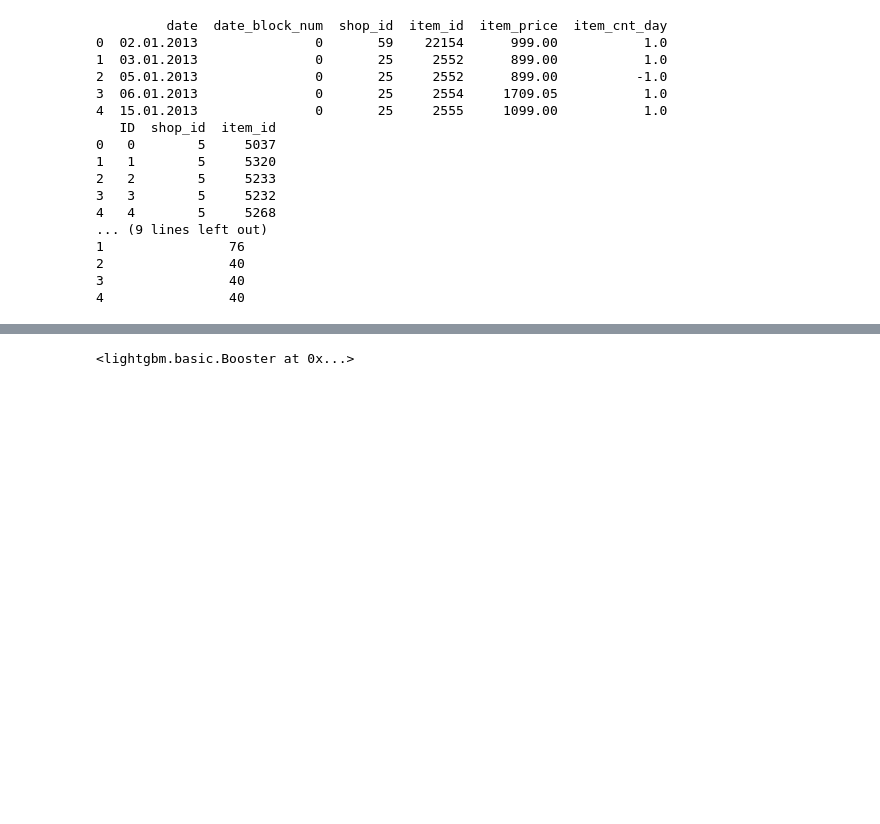
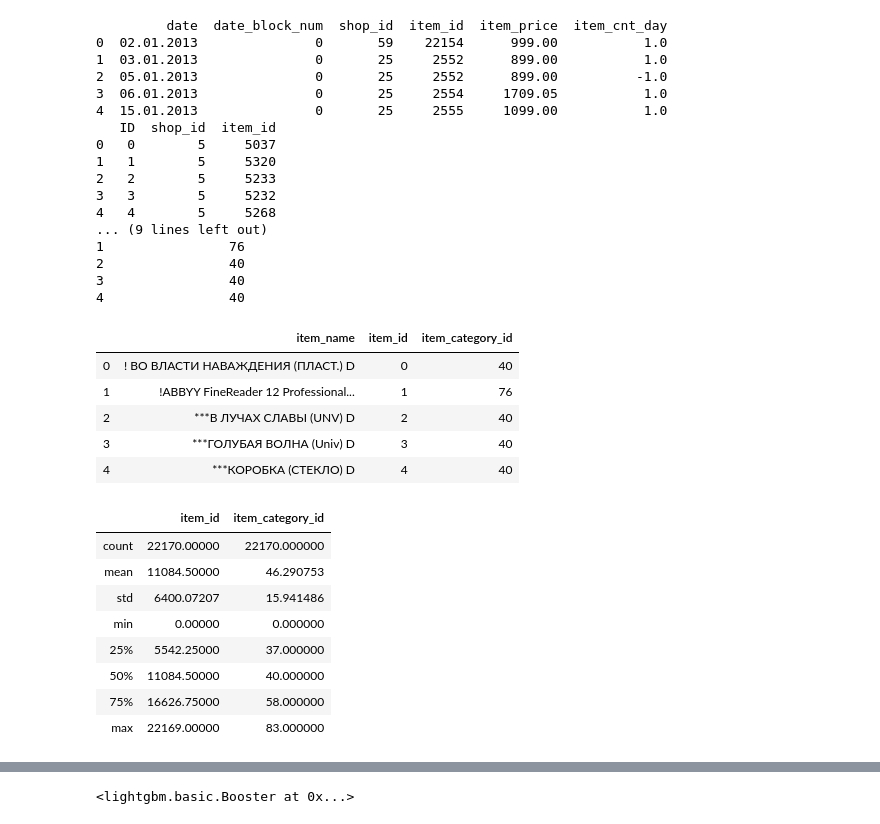
Before and after one commit to gowtham-prudhvi/PredictFutureSales, a Jupyter notebook: predict future sales.ipynb, the cells around one changed output, grey strips where cells are left out. Cells and saved outputs as stored; diff of their text form; code cells hidden in the pictures; blank space fills up the shorter version.

```diff
--- a/predict future sales.ipynb
+++ b/predict future sales.ipynb
@@ -56,3 +65,22 @@ print(items.head())
 2                40
 3                40
 4                40
+# %%
+items.head(5)
+items.describe()
+# %% [output]
+|  | item_name | item_id | item_category_id |
+| 0 | ! ВО ВЛАСТИ НАВАЖДЕНИЯ (ПЛАСТ.) D | 0 | 40 |
+| 1 | !ABBYY FineReader 12 Professional... | 1 | 76 |
+| 2 | ***В ЛУЧАХ СЛАВЫ (UNV) D | 2 | 40 |
+| 3 | ***ГОЛУБАЯ ВОЛНА (Univ) D | 3 | 40 |
+| 4 | ***КОРОБКА (СТЕКЛО) D | 4 | 40 |
+|  | item_id | item_category_id |
+| count | 22170.00000 | 22170.000000 |
+| mean | 11084.50000 | 46.290753 |
+| std | 6400.07207 | 15.941486 |
+| min | 0.00000 | 0.000000 |
+| 25% | 5542.25000 | 37.000000 |
+| 50% | 11084.50000 | 40.000000 |
+| 75% | 16626.75000 | 58.000000 |
+| max | 22169.00000 | 83.000000 |
```
Also changed, not shown: parts of 35 cells of this notebook, 23 other files.
